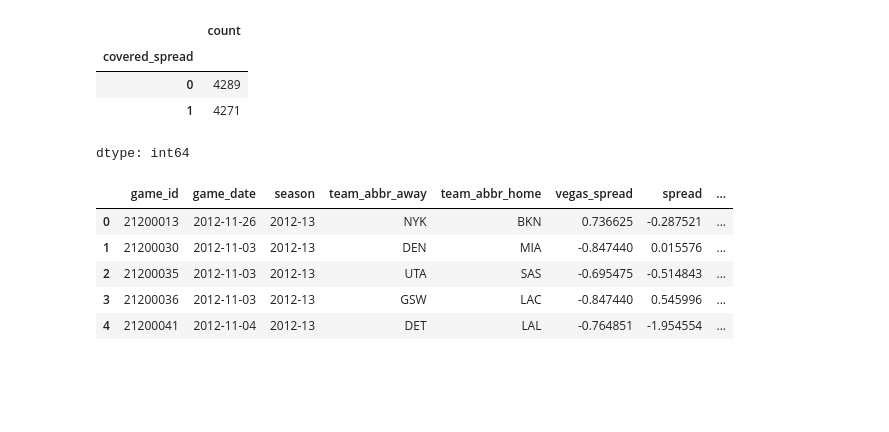
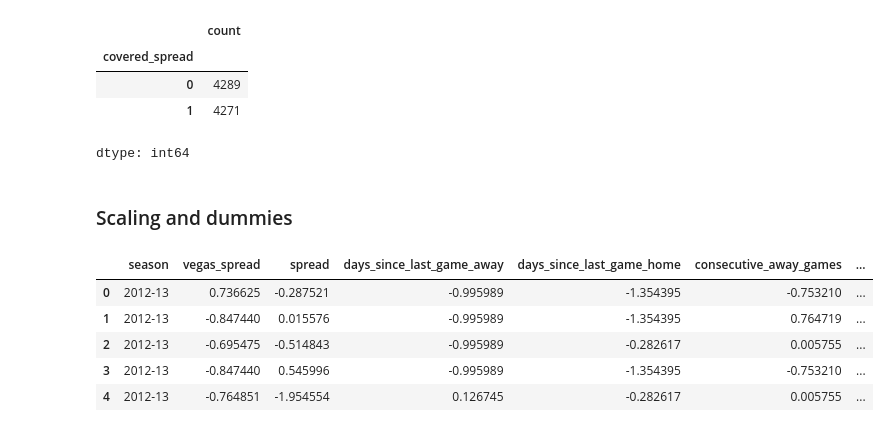
Before and after one commit to dliang5299/MIDS-207-Final-Project, a Jupyter notebook: Data_Processing.ipynb, the cells around one changed output. Cells and saved outputs as stored; diff of their text form; code cells hidden in the pictures; blank space fills up the shorter version.

```diff
--- a/Data_Processing.ipynb
+++ b/Data_Processing.ipynb
@@ -195,6 +201,9 @@ for i in range(len(combined_df)):
     else:
         combined_df.at[i, 'consecutive_away_games'] = 0
 
+# Remap NOH to NOP
+combined_df['team_abbr'] = combined_df['team_abbr'].replace('NOH', 'NOP')
+
 # Examine data
 combined_df.head()
 # %% [output]
@@ -490,26 +501,34 @@ game_df['covered_spread'].value_counts()
 | 0 | 4289 |
 | 1 | 4271 |
 dtype: int64
+# %% [markdown]
+### Scaling and dummies
 # %%
 # Scale data BY SEASON
 # We avoid data leakage as the scaling is performed BY SEASON
 game_df = game_df.infer_objects()
 game_df['game_id'] = game_df['game_id'].astype(str)
 numeric_cols = game_df.select_dtypes(include=['float64', 'int64']).columns
 for col in numeric_cols:
   if col == 'covered_spread':
     continue
   game_df[col] = game_df.groupby('season')[col].transform(lambda x: (x - x.mean()) / x.std())
 
+# Select features
+game_df = game_df.drop(['game_id', 'game_date', 'team_abbr_away'], axis = 1)
+
+# One-hot encoding of location
+game_df = pd.get_dummies(game_df, columns=['team_abbr_home'])
+
 # Inspect data
 game_df.head()
 # %% [output]
-|  | game_id | game_date | season | team_abbr_away | team_abbr_home | vegas_spread | spread | ... |
-| 0 | 21200013 | 2012-11-26 | 2012-13 | NYK | BKN | 0.736625 | -0.287521 | ... |
-| 1 | 21200030 | 2012-11-03 | 2012-13 | DEN | MIA | -0.847440 | 0.015576 | ... |
-| 2 | 21200035 | 2012-11-03 | 2012-13 | UTA | SAS | -0.695475 | -0.514843 | ... |
-| 3 | 21200036 | 2012-11-03 | 2012-13 | GSW | LAC | -0.847440 | 0.545996 | ... |
-| 4 | 21200041 | 2012-11-04 | 2012-13 | DET | LAL | -0.764851 | -1.954554 | ... |
+|  | season | vegas_spread | spread | days_since_last_game_away | days_since_last_game_home | consecutive_away_games | ... |
+| 0 | 2012-13 | 0.736625 | -0.287521 | -0.995989 | -1.354395 | -0.753210 | ... |
+| 1 | 2012-13 | -0.847440 | 0.015576 | -0.995989 | -1.354395 | 0.764719 | ... |
+| 2 | 2012-13 | -0.695475 | -0.514843 | -0.995989 | -0.282617 | 0.005755 | ... |
+| 3 | 2012-13 | -0.847440 | 0.545996 | -0.995989 | -1.354395 | -0.753210 | ... |
+| 4 | 2012-13 | -0.764851 | -1.954554 | 0.126745 | -0.282617 | 0.005755 | ... |
 # %%
 # Data split
 X_train = game_df[game_df['season'].isin(['2012-13', '2013-14', '2014-15', '2015-16', '2016-17'])]
```
Also changed, not shown: parts of 5 cells of this notebook.
